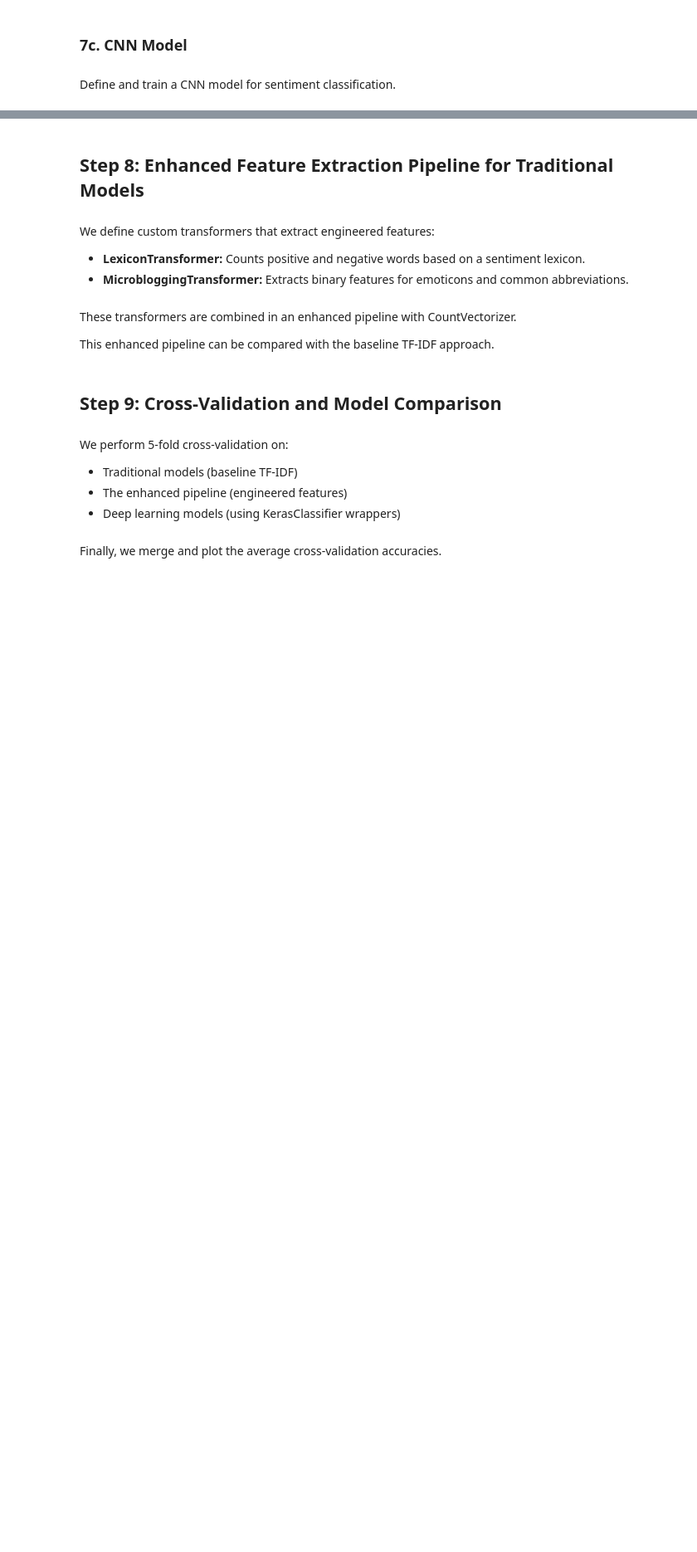
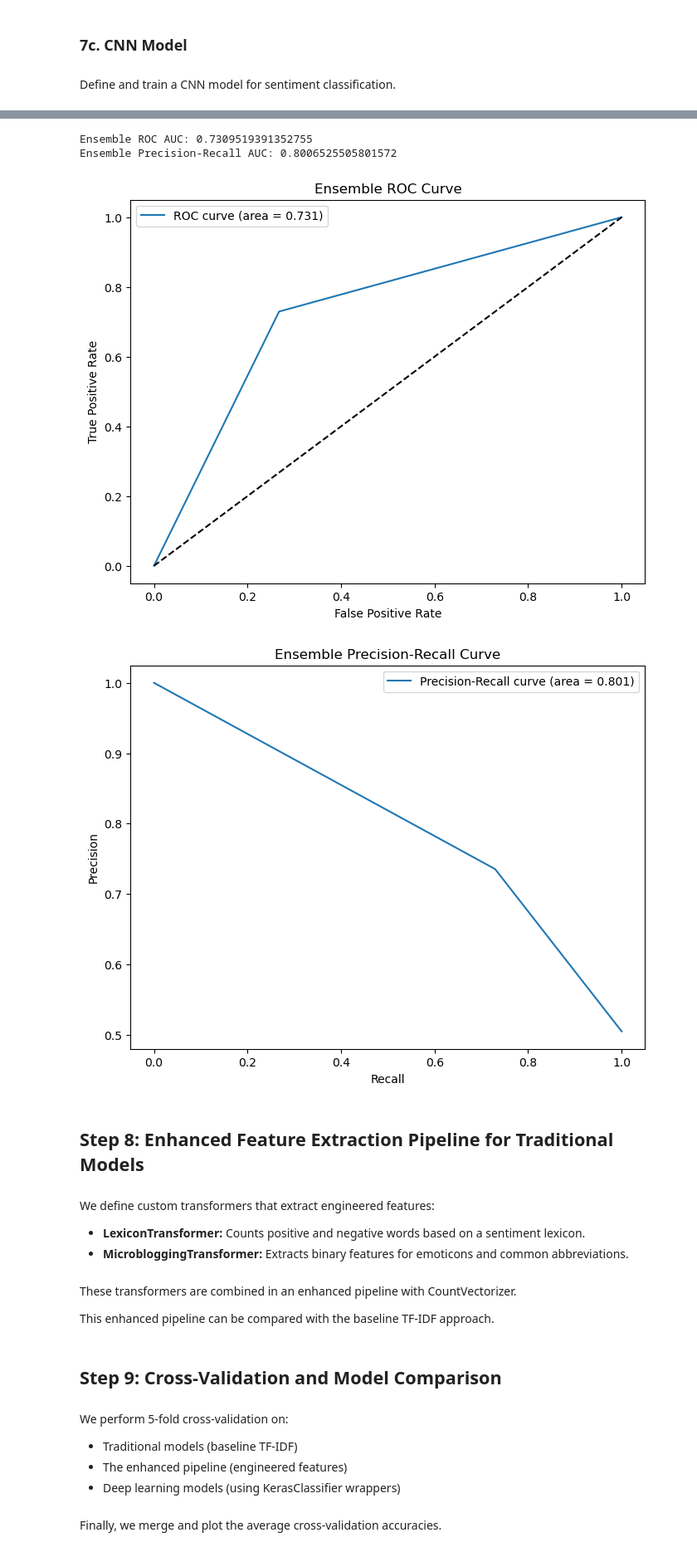
Before and after one commit to Northeastern-MSDAE/IE7500, a Jupyter notebook: notebooks/sentiment-analysis-on-twitter.ipynb, the cells around one changed output, grey strips where cells are left out. Shown at 83% size. Cells and saved outputs as stored; diff of their text form; code cells hidden in the pictures; blank space fills up the shorter version.

```diff
--- a/notebooks/sentiment-analysis-on-twitter.ipynb
+++ b/notebooks/sentiment-analysis-on-twitter.ipynb
@@ -687,0 +931,19 @@ Confusion Matrix:
+# %%
+# Get predicted probabilities for the positive class from traditional models.
+lr_probs = lr_model.predict_proba(X_test_tfidf)[:, 1]
+svm_probs = svm_model.predict_proba(X_test_tfidf)[:, 1]
+
+# Get predicted probabilities from the deep learning model.
+# (Assuming dl_model.predict returns probabilities.)
+dl_probs = dl_model.predict(X_test_seq).flatten()
+
+# Combine the probabilities by averaging.
+ensemble_probs = (lr_probs + svm_probs + dl_probs) / 3.0
+ensemble_preds = (ensemble_probs > 0.5).astype("int")
+
+# Convert y_test to binary (0 for 'negative', 1 for 'positive') for evaluation.
+y_test_binary = np.array([1 if label=='positive' else 0 for label in y_test])
+
+from sklearn.metrics import classification_report
+print("Manual Ensemble Classification Report:")
+print(classification_report(y_test_binary, ensemble_preds))
@@ -688,3 +982,40 @@ Confusion Matrix:
+# %%
+# Additional Evaluation Metrics: ROC-AUC and Precision-Recall Curves.
+# Map labels to binary values (negative=0, positive=1) for metric calculations.
+#y_test_binary = y_test.map(lambda x: 1 if x=='positive' else 0)
+# y_pred_proba = ensemble.predict_proba(X_test_tfidf)[:, 1]
+
+
+
+roc_auc = roc_auc_score(y_test_binary, ensemble_preds)
+precision, recall, _ = precision_recall_curve(y_test_binary, ensemble_preds)
+pr_auc = auc(recall, precision)
+
+print("Ensemble ROC AUC:", roc_auc)
+print("Ensemble Precision-Recall AUC:", pr_auc)
+
+plt.figure(figsize=(8,6))
+fpr, tpr, _ = roc_curve(y_test_binary, ensemble_preds)
+plt.plot(fpr, tpr, label=f'ROC curve (area = {roc_auc:.3f})')
+plt.plot([0, 1], [0, 1], 'k--')
+plt.xlabel('False Positive Rate')
+plt.ylabel('True Positive Rate')
+plt.title('Ensemble ROC Curve')
+plt.legend()
+plt.show()
+
+plt.figure(figsize=(8,6))
+plt.plot(recall, precision, label=f'Precision-Recall curve (area = {pr_auc:.3f})')
+plt.xlabel('Recall')
+plt.ylabel('Precision')
+plt.title('Ensemble Precision-Recall Curve')
+plt.legend()
+plt.show()
+# %% [output]
+Ensemble ROC AUC: 0.7309519391352755
+Ensemble Precision-Recall AUC: 0.8006525505801572
+[figure, added]
+[figure, added]
 # %% [markdown]
 ## Step 8: Enhanced Feature Extraction Pipeline for Traditional Models
 #
```
Also changed, not shown: parts of 38 cells of this notebook, 1 other file.
